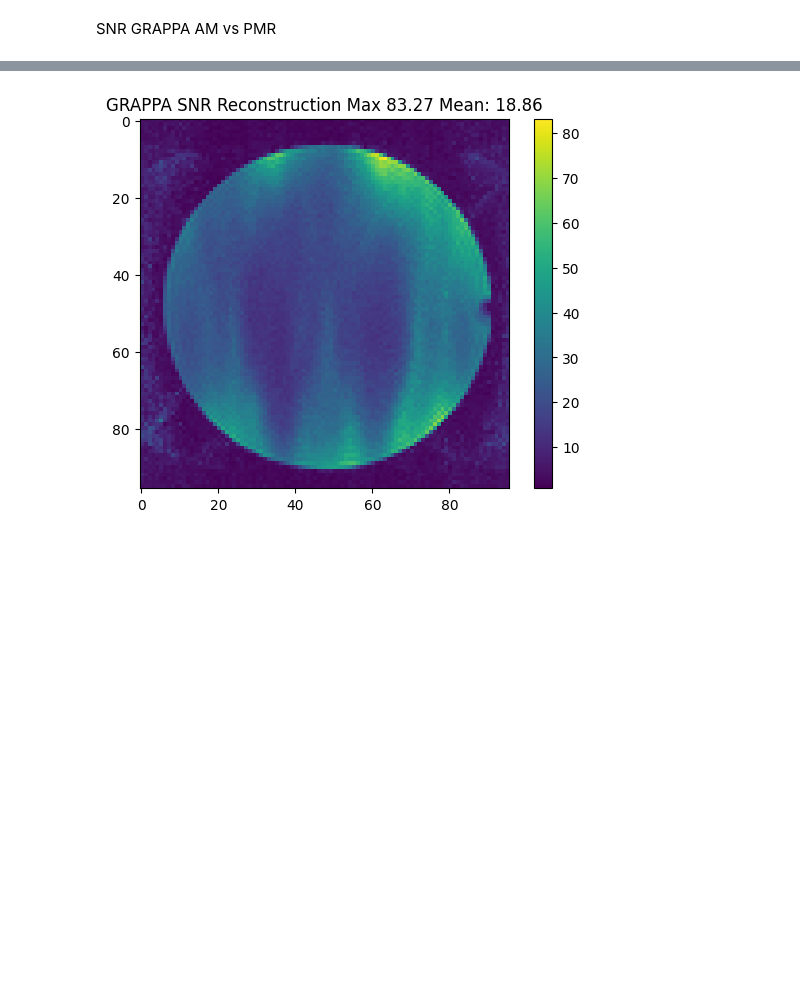
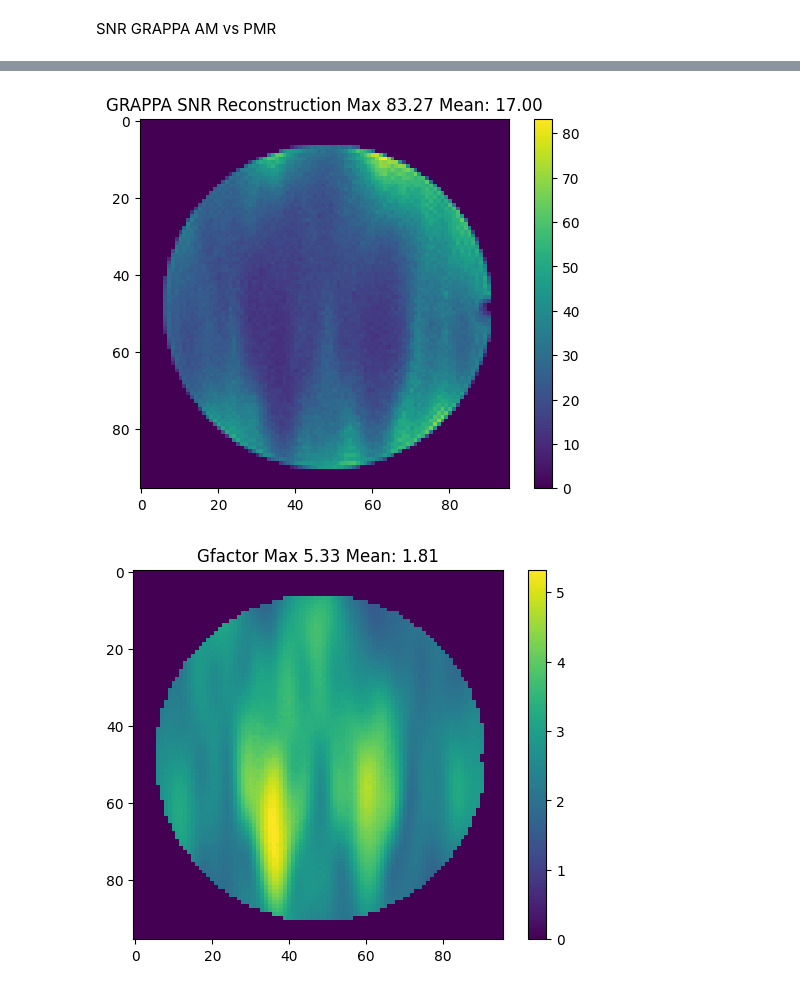
Before and after one commit to cloudmrhub/mroptimum-tools, a Jupyter notebook: mroptimum_tools.ipynb, the cells around one changed output, grey strips where cells are left out. Drawn from its saved outputs; the diff is of its cells as text; code cells hidden in the pictures; blank space fills up the shorter version.

```diff
--- a/mroptimum_tools.ipynb
+++ b/mroptimum_tools.ipynb
@@ -260,6 +252,8 @@ SNR GRAPPA AM vs PMR
 # %%
 
 import cmtools.cm2D as cm2D
+
+mask=np.abs(ss)>30
 
 
 # configure the reconstruction
@@ -308,13 +302,13 @@ L3.setNoiseCovariance(np.eye(GKf.shape[-1]))
 
 plt.figure()
 
-am=np.abs(L3.getOutput())
+am=np.abs(L3.getOutput())*mask
 plt.imshow(am)
 plt.tick_params(axis='both', which='both', bottom=False, top=False, labelbottom=False, right=False, left=False, labelleft=False)
 plt.title(f'SNR reconstructed from AM RSS with the reconstructed fully sampled KS. this is not correct!!\n max: {am.max():.2f}, mean: {am.mean():.2f}' )
 plt.colorbar()
 
-pmr=np.abs(L2.getOutput())
+pmr=np.abs(L2.getOutput())*mask
 plt.figure()
 
 plt.imshow(pmr)
@@ -332,25 +326,39 @@ cmOutput created but Deprecated, use cmaws.cmrOutput instead
 # %%
 #now Let's use the new calss GRAPPA AM
 from mrotools.mro import mroAnalyticalMethodGRAPPA
 
 US,REF=cm.mimicAcceleration2D(S,[FA,PA],[ACLF,ACLP])
 GG=mroAnalyticalMethodGRAPPA()
 GG.setSignalKSpace(US)
 GG.setReferenceKSpace(REF)
 GG.setAcceleration([FA,PA])
 GG.setAutocalibrationLines([ACLF,ACLP])
 GG.setNoiseKSpace(N)
 GG.setGRAPPAKernel(GK)
 GG.setReferenceKSpace(REF)
 
-amg=np.abs(GG.getOutput())
+Gfactor=GG.getGFactor()*mask
+amg=np.abs(GG.getOutput())*mask
 
 import matplotlib.pyplot as plt
 plt.figure()
 plt.imshow(amg)
 plt.colorbar()
 plt.title(f'GRAPPA SNR Reconstruction Max {amg.max():.2f} Mean: {amg.mean():.2f}')
 
+plt.figure()
+plt.imshow(Gfactor)
+plt.colorbar()
+plt.title(f'Gfactor Max {Gfactor.max():.2f} Mean: {Gfactor.mean():.2f}')
+
+Igf=1.0/Gfactor*mask
+plt.figure()
+plt.imshow(Igf)
+plt.colorbar()
+plt.title(f'Inverse Gfactor Max {Igf.max():.2f} Mean: {Igf.mean():.2f}')
+
+
 plt.show()
 # %% [output]
-[figure, old version]
+[figure, new version]
+[figure, added]
```
Also changed, not shown: parts of 4 cells of this notebook.
